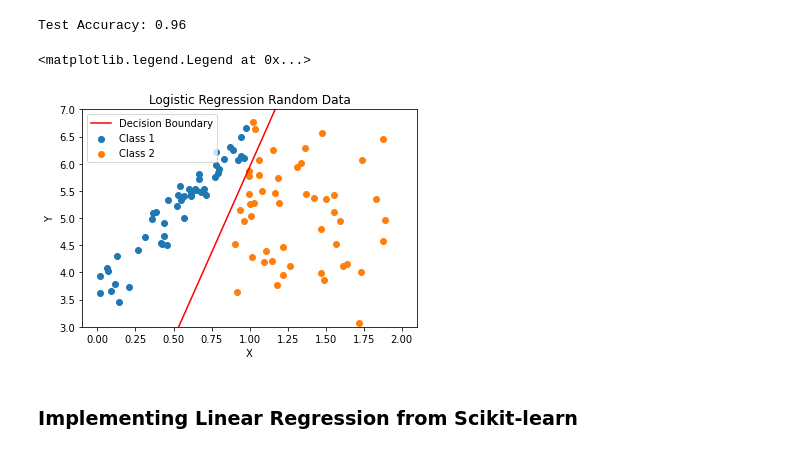
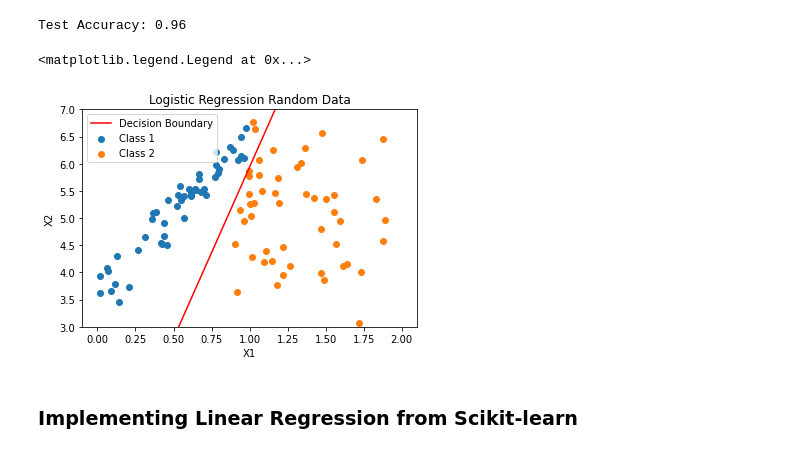
Before and after one commit to Followb1ind1y/Machine-Learning-Algorithms-from-Scratch, a Jupyter notebook: ML_Algorithms_Logistic_Regression.ipynb, the cells around one changed output. Cells and saved outputs as stored; diff of their text form; code cells hidden in the pictures.

```diff
--- a/ML_Algorithms_Logistic_Regression.ipynb
+++ b/ML_Algorithms_Logistic_Regression.ipynb
@@ -149,24 +149,24 @@ Test Accuracy: 0.96
 # %%
 # scatter plot points
 fig, ax = plt.subplots()
 ax.scatter(x_1,y_1, label='Class 1')
 ax.scatter(x_2,y_2, label='Class 2')
 
 # plot the Decision Boundary
 weight_0, weight_1, weight_2 = train_model.weights
 intercept, slope = -weight_0/weight_2, -weight_1/weight_2
 xd = np.array([0, 2])
 yd = slope*xd + intercept
 plt.plot(xd, yd, color='red', label='Decision Boundary')
 ax.set_ylim(3,7)
 
 ax.set_title('Logistic Regression Random Data')
-ax.set_xlabel('X')
-ax.set_ylabel('Y')
+ax.set_xlabel('X1')
+ax.set_ylabel('X2')
 plt.legend()
 # %% [output]
 <matplotlib.legend.Legend at 0x...>
-[figure, old version]
+[figure, new version]
 # %% [markdown]
 ### **Implementing Linear Regression from Scikit-learn**
 # %%
```
Also changed, not shown: parts of 3 cells of this notebook.
